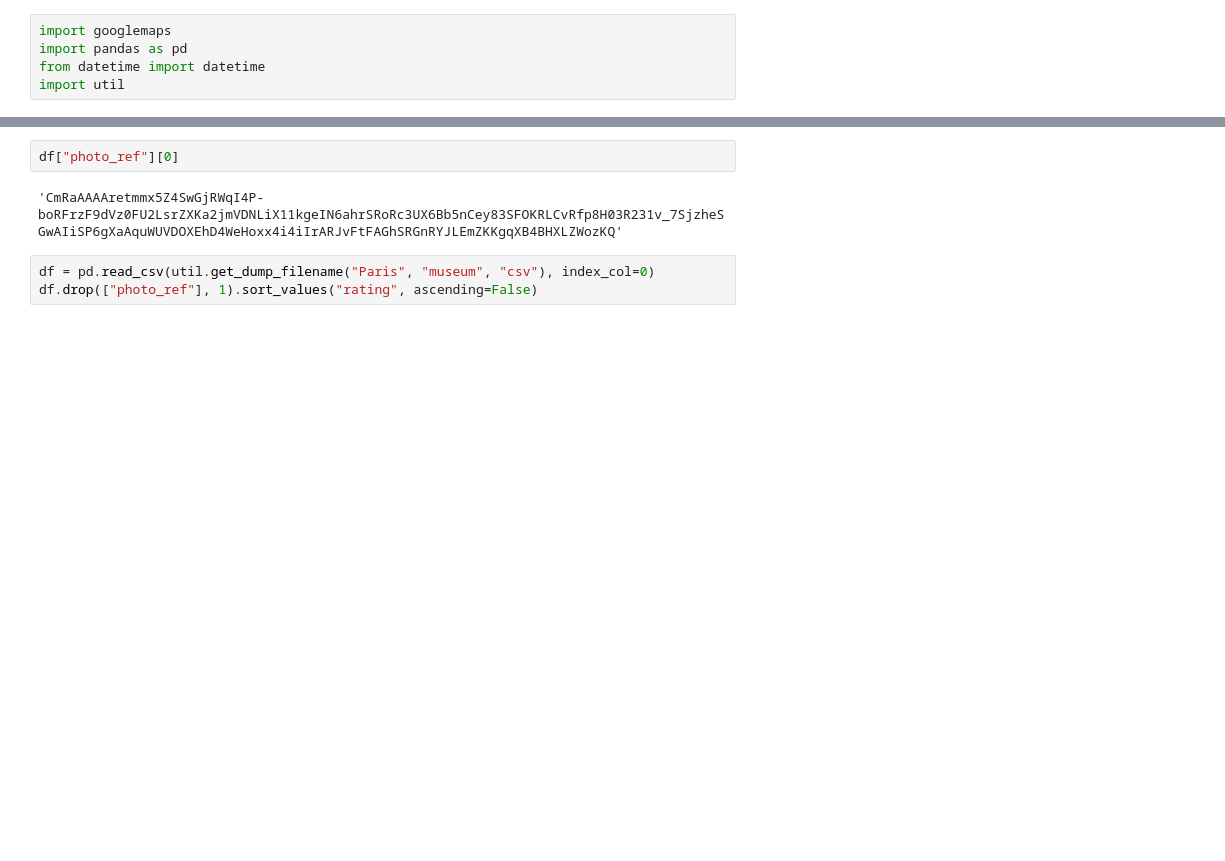
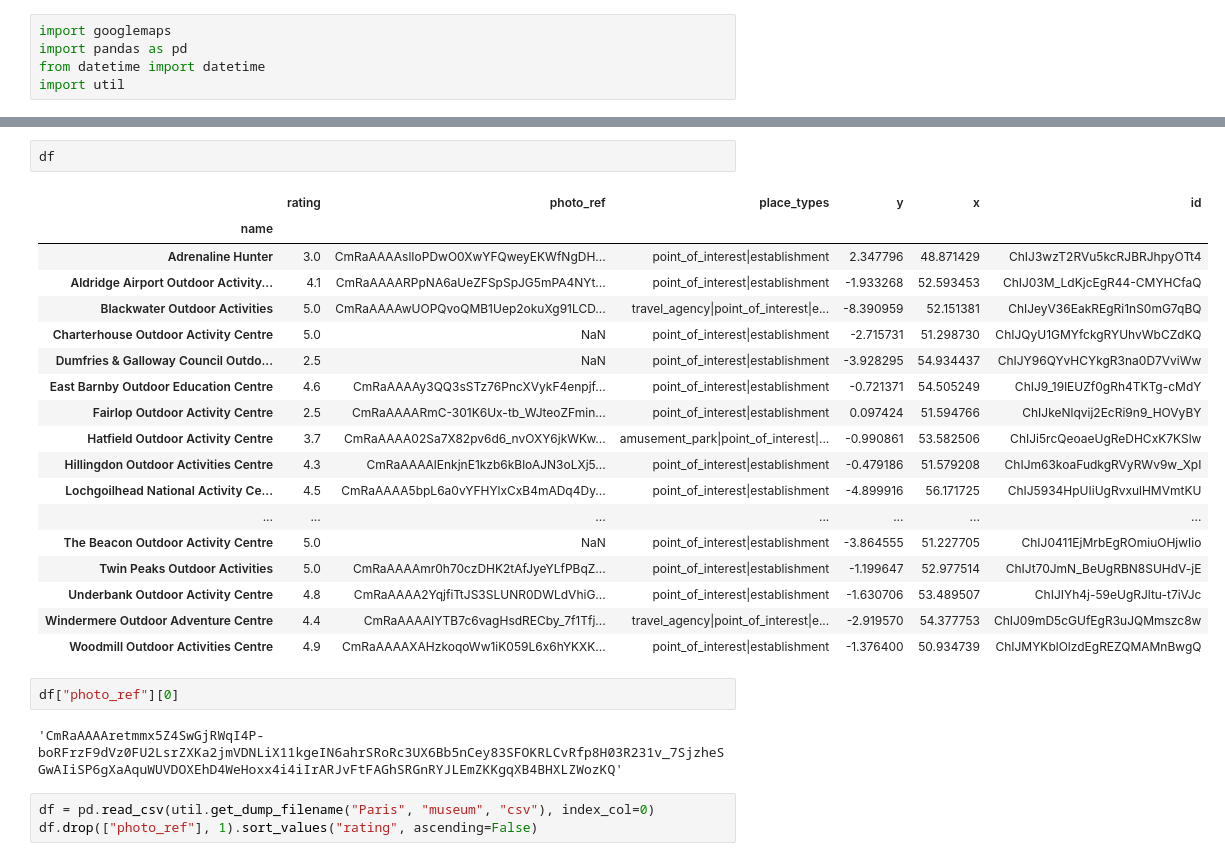
Before and after one commit to aliciawyy/tripplanner, a Jupyter notebook: pybooking/test_maps.ipynb, the cells around one changed output, grey strips where cells are left out. Drawn from its saved outputs; the diff is of its cells as text; blank space fills up the shorter version.

```diff
--- a/pybooking/test_maps.ipynb
+++ b/pybooking/test_maps.ipynb
@@ -10,3 +27,24 @@ IOError: File dist_matrix.csv does not exist
+# %%
+df
+# %% [output]
+|  | rating | photo_ref | place_types | y | x | id |
+| name |  |  |  |  |  |  |
+| Adrenaline Hunter | 3.0 | CmRaAAAAslIoPDwO0XwYFQweyEKWfNgDH... | point_of_interest|establishment | 2.347796 | 48.871429 | ChIJ3wzT2RVu5kcRJBRJhpyOTt4 |
+| Aldridge Airport Outdoor Activity... | 4.1 | CmRaAAAARPpNA6aUeZFSpSpJG5mPA4NYt... | point_of_interest|establishment | -1.933268 | 52.593453 | ChIJ03M_LdKjcEgR44-CMYHCfaQ |
+| Blackwater Outdoor Activities | 5.0 | CmRaAAAAwUOPQvoQMB1Uep2okuXg91LCD... | travel_agency|point_of_interest|e... | -8.390959 | 52.151381 | ChIJeyV36EakREgRi1nS0mG7qBQ |
+| Charterhouse Outdoor Activity Centre | 5.0 | NaN | point_of_interest|establishment | -2.715731 | 51.298730 | ChIJQyU1GMYfckgRYUhvWbCZdKQ |
+| Dumfries & Galloway Council Outdo... | 2.5 | NaN | point_of_interest|establishment | -3.928295 | 54.934437 | ChIJY96QYvHCYkgR3na0D7VviWw |
+| East Barnby Outdoor Education Centre | 4.6 | CmRaAAAAy3QQ3sSTz76PncXVykF4enpjf... | point_of_interest|establishment | -0.721371 | 54.505249 | ChIJ9_19lEUZf0gRh4TKTg-cMdY |
+| Fairlop Outdoor Activity Centre | 2.5 | CmRaAAAARmC-301K6Ux-tb_WJteoZFmin... | point_of_interest|establishment | 0.097424 | 51.594766 | ChIJkeNlqvij2EcRi9n9_HOVyBY |
+| Hatfield Outdoor Activity Centre | 3.7 | CmRaAAAA02Sa7X82pv6d6_nvOXY6jkWKw... | amusement_park|point_of_interest|... | -0.990861 | 53.582506 | ChIJi5rcQeoaeUgReDHCxK7KSlw |
+| Hillingdon Outdoor Activities Centre | 4.3 | CmRaAAAAlEnkjnE1kzb6kBloAJN3oLXj5... | point_of_interest|establishment | -0.479186 | 51.579208 | ChIJm63koaFudkgRVyRWv9w_XpI |
+| Lochgoilhead National Activity Ce... | 4.5 | CmRaAAAA5bpL6a0vYFHYlxCxB4mADq4Dy... | point_of_interest|establishment | -4.899916 | 56.171725 | ChIJ5934HpUIiUgRvxulHMVmtKU |
+| ... | ... | ... | ... | ... | ... | ... |
+| The Beacon Outdoor Activity Centre | 5.0 | NaN | point_of_interest|establishment | -3.864555 | 51.227705 | ChIJ0411EjMrbEgROmiuOHjwIio |
+| Twin Peaks Outdoor Activities | 5.0 | CmRaAAAAmr0h70czDHK2tAfJyeYLfPBqZ... | point_of_interest|establishment | -1.199647 | 52.977514 | ChIJt70JmN_BeUgRBN8SUHdV-jE |
+| Underbank Outdoor Activity Centre | 4.8 | CmRaAAAA2YqjfiTtJS3SLUNR0DWLdVhiG... | point_of_interest|establishment | -1.630706 | 53.489507 | ChIJIYh4j-59eUgRJltu-t7iVJc |
+| Windermere Outdoor Adventure Centre | 4.4 | CmRaAAAAIYTB7c6vagHsdRECby_7f1Tfj... | travel_agency|point_of_interest|e... | -2.919570 | 54.377753 | ChIJ09mD5cGUfEgR3uJQMmszc8w |
+| Woodmill Outdoor Activities Centre | 4.9 | CmRaAAAAXAHzkoqoWw1iK059L6x6hYKXK... | point_of_interest|establishment | -1.376400 | 50.934739 | ChIJMYKblOlzdEgREZQMAMnBwgQ |
 # %%
 df["photo_ref"][0]
 # %% [output]
```
Also changed, not shown: parts of 3 cells of this notebook, 5 other files.
